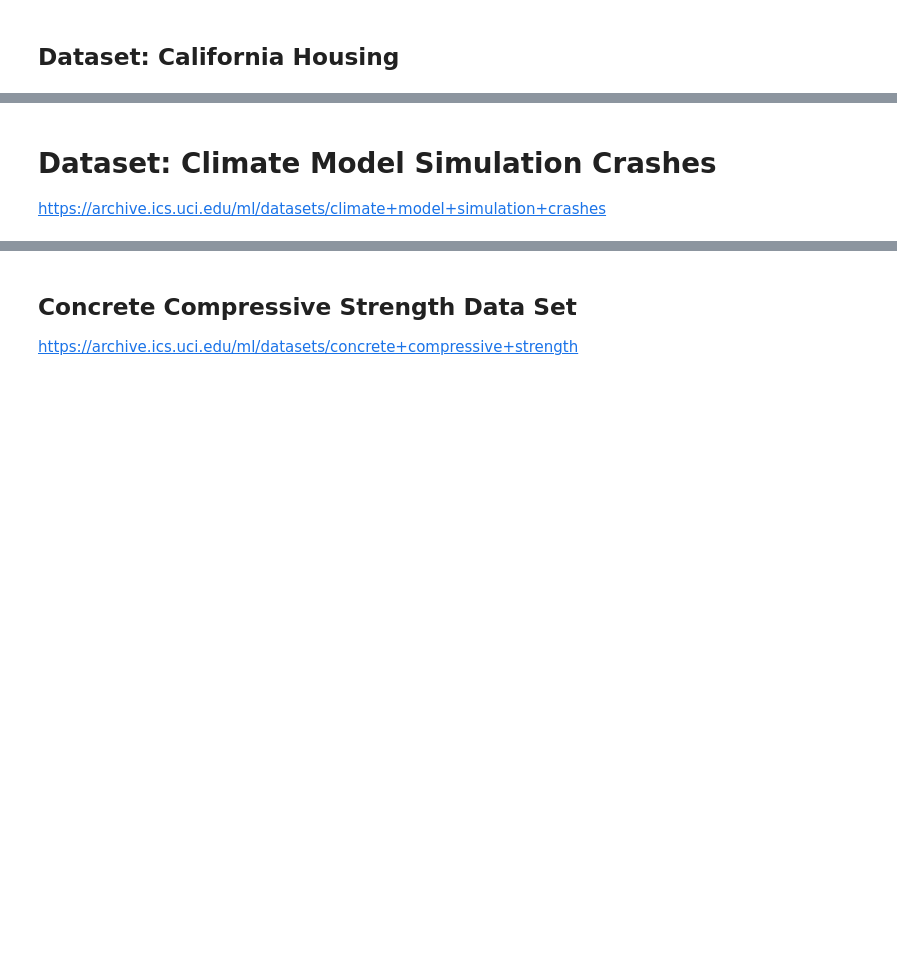
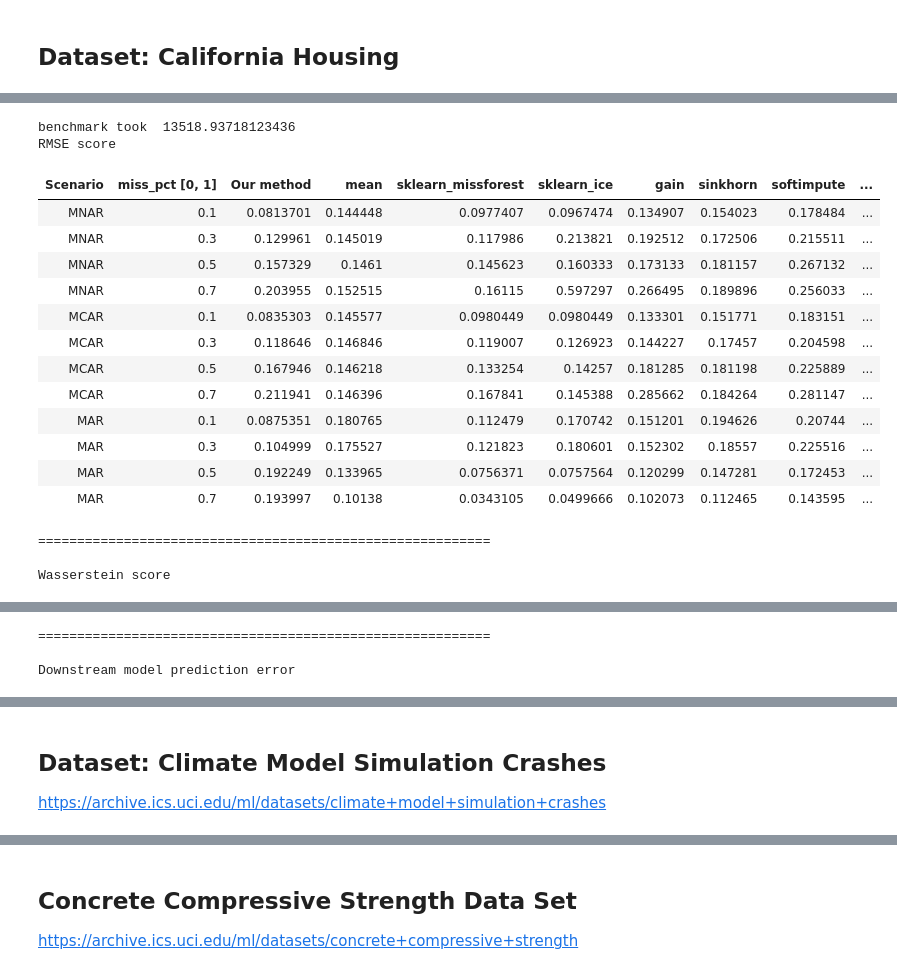
Before and after one commit to vanderschaarlab/hyperimpute, a Jupyter notebook: tutorials/tutorial_02_hyperimpute_example.ipynb, the cells around one changed output, grey strips where cells are left out. Drawn from its saved outputs; the diff is of its cells as text; code cells hidden in the pictures; blank space fills up the shorter version.

```diff
--- a/tutorials/tutorial_02_hyperimpute_example.ipynb
+++ b/tutorials/tutorial_02_hyperimpute_example.ipynb
@@ -194,4 +394,21 @@ X_raw
 # %%
-evaluate_dataset_repeated("california", X_raw, y,
-                    ref_methods=["mean", "sklearn_missforest", "sklearn_ice"],
-                         )
+evaluate_dataset_repeated("california", X_raw, y)
+# %% [output]
+benchmark took  13518.93718123436
+RMSE score
+| Scenario | miss_pct [0, 1] | Our method | mean | sklearn_missforest | sklearn_ice | gain | sinkhorn | softimpute | ... |
+| MNAR | 0.1 | 0.0813701 | 0.144448 | 0.0977407 | 0.0967474 | 0.134907 | 0.154023 | 0.178484 | ... |
+| MNAR | 0.3 | 0.129961 | 0.145019 | 0.117986 | 0.213821 | 0.192512 | 0.172506 | 0.215511 | ... |
+| MNAR | 0.5 | 0.157329 | 0.1461 | 0.145623 | 0.160333 | 0.173133 | 0.181157 | 0.267132 | ... |
+| MNAR | 0.7 | 0.203955 | 0.152515 | 0.16115 | 0.597297 | 0.266495 | 0.189896 | 0.256033 | ... |
+| MCAR | 0.1 | 0.0835303 | 0.145577 | 0.0980449 | 0.0980449 | 0.133301 | 0.151771 | 0.183151 | ... |
+| MCAR | 0.3 | 0.118646 | 0.146846 | 0.119007 | 0.126923 | 0.144227 | 0.17457 | 0.204598 | ... |
+| MCAR | 0.5 | 0.167946 | 0.146218 | 0.133254 | 0.14257 | 0.181285 | 0.181198 | 0.225889 | ... |
+| MCAR | 0.7 | 0.211941 | 0.146396 | 0.167841 | 0.145388 | 0.285662 | 0.184264 | 0.281147 | ... |
+| MAR | 0.1 | 0.0875351 | 0.180765 | 0.112479 | 0.170742 | 0.151201 | 0.194626 | 0.20744 | ... |
+| MAR | 0.3 | 0.104999 | 0.175527 | 0.121823 | 0.180601 | 0.152302 | 0.18557 | 0.225516 | ... |
+| MAR | 0.5 | 0.192249 | 0.133965 | 0.0756371 | 0.0757564 | 0.120299 | 0.147281 | 0.172453 | ... |
+| MAR | 0.7 | 0.193997 | 0.10138 | 0.0343105 | 0.0499666 | 0.102073 | 0.112465 | 0.143595 | ... |
+==========================================================
+
+Wasserstein score
@@ -197,0 +428,3 @@ evaluate_dataset_repeated("california", X_raw, y,
+==========================================================
+
+Downstream model prediction error
@@ -198,5 +444,5 @@ evaluate_dataset_repeated("california", X_raw, y,
 # %% [markdown]
-# Dataset: Climate Model Simulation Crashes
+## Dataset: Climate Model Simulation Crashes
 https://archive.ics.uci.edu/ml/datasets/climate+model+simulation+crashes
 # %%
 samples = np.loadtxt("https://archive.ics.uci.edu/ml/machine-learning-databases/00252/pop_failures.dat", skiprows=1)
```
Also changed, not shown: parts of 46 cells of this notebook.
